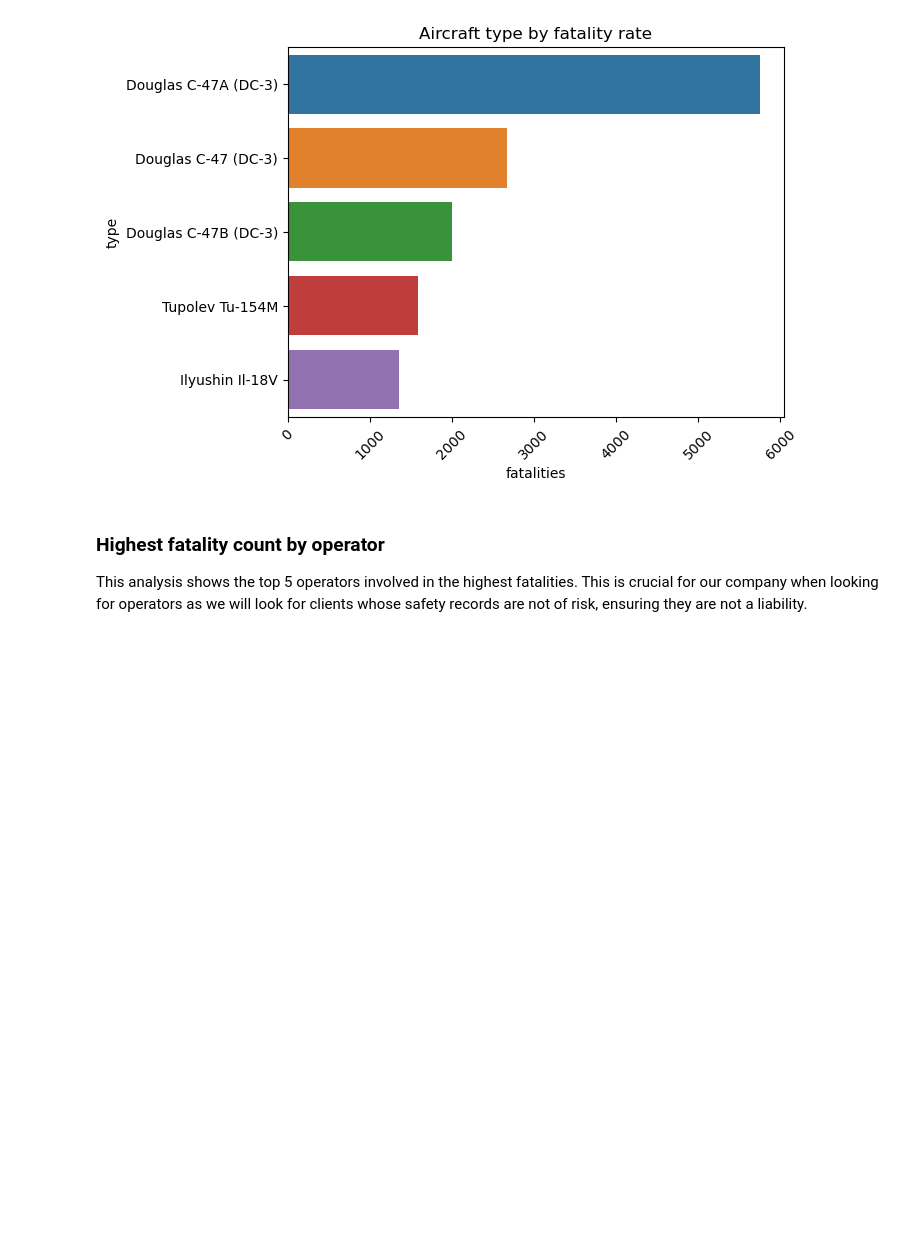
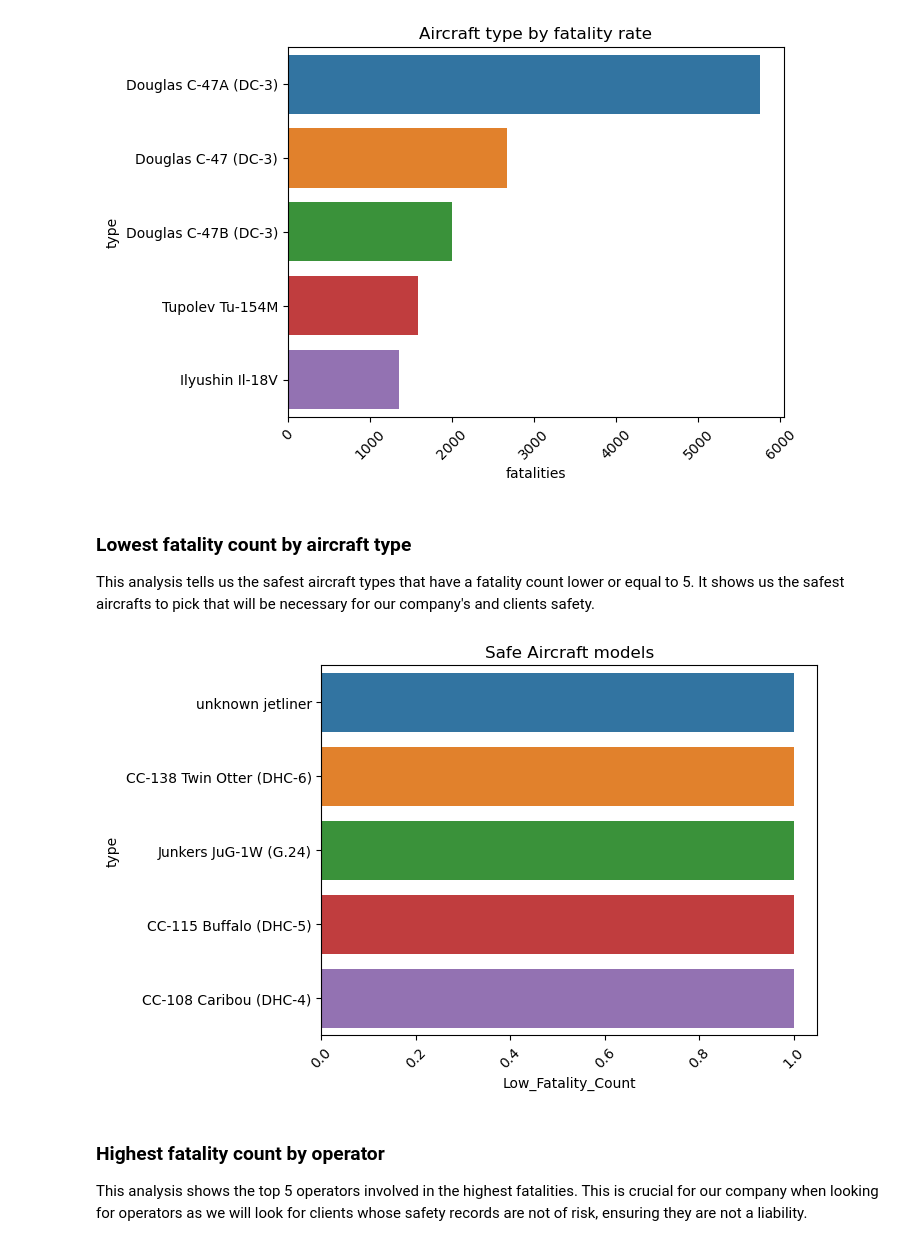
Before and after one commit to mburufiona/Aviation-Accident-Project, a Jupyter notebook: index.ipynb, the cells around one changed output. Cells and saved outputs as stored; diff of their text form; code cells hidden in the pictures; blank space fills up the shorter version.

Commit message:
add 2 more analyses and visualizations

```diff
--- a/index.ipynb
+++ b/index.ipynb
@@ -361,6 +361,29 @@ plt.xticks(rotation = 45)
 plt.show()
 # %% [output]
 [figure]
+# %% [markdown]
+### Lowest fatality count by aircraft type
+This analysis tells us the safest aircraft types that have a fatality count lower or equal to 5. It shows us the safest aircrafts to pick that will be necessary for our company's and clients safety.
+# %%
+#low_accident_df = df[df['fatalities'] == 0]
+
+safe_aircraft_types = df.groupby('type').size().reset_index(name='Low_Fatality_Count')
+
+safe_aircraft_types = safe_aircraft_types[safe_aircraft_types['Low_Fatality_Count']<=5].sort_values(
+    by='Low_Fatality_Count', ascending=True
+).head()
+
+
+sns.barplot(
+    x='Low_Fatality_Count',
+    y='type',
+    data= safe_aircraft_types
+)
+plt.title('Safe Aircraft models')
+plt.xticks(rotation=45)
+plt.show()
+# %% [output]
+[figure, added]
 # %% [markdown]
 ### Highest fatality count by operator
 This analysis shows the top 5 operators involved in the highest fatalities. This is crucial for our company when looking for operators as we will look for clients whose safety records are not of risk, ensuring they are not a liability.
```
Also changed, not shown: parts of 12 cells of this notebook.
